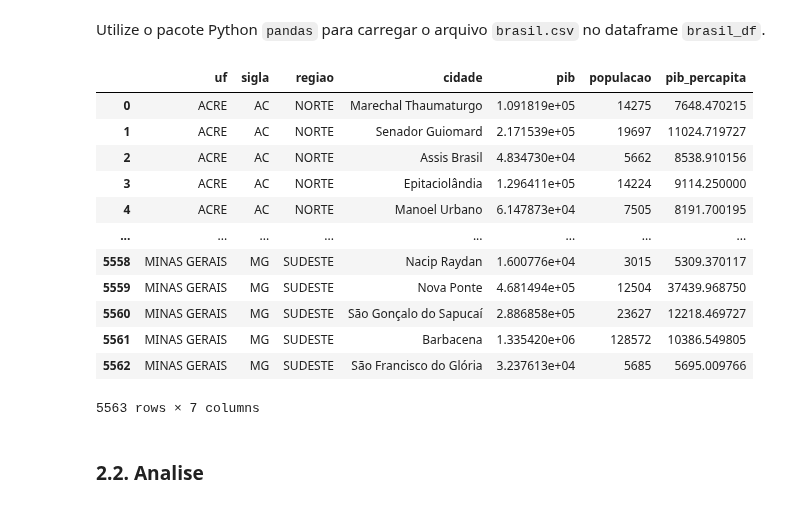
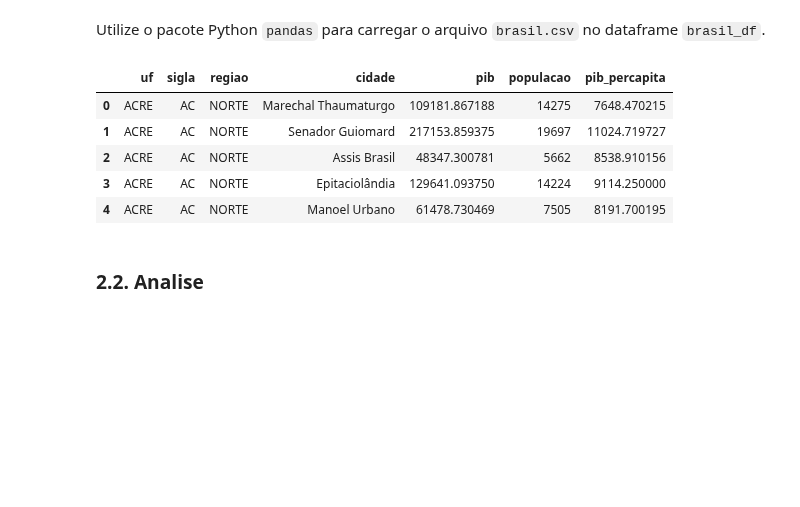
Before and after one commit to joaocabeca2/ebac, a Jupyter notebook: Profissao_Analista_de_dados_M13_Exercicio.ipynb, the cells around one changed output. Saved outputs shown, nothing was run; the diff lists cells and outputs as text; code cells hidden in the pictures; blank space fills up the shorter version.

```diff
--- a/Profissao_Analista_de_dados_M13_Exercicio.ipynb
+++ b/Profissao_Analista_de_dados_M13_Exercicio.ipynb
@@ -208,21 +198,14 @@ Utilize o pacote Python `pandas` para carregar o arquivo `brasil.csv` no datafra
 # %%
 dados_br = pd.read_csv('brasil.csv',delimiter=';')
 dados_br.columns = ['uf','sigla','regiao','cidade','pib','populacao','pib_percapita']
-dados_br
+dados_br.head()
 # %% [output]
 |  | uf | sigla | regiao | cidade | pib | populacao | pib_percapita |
-| 0 | ACRE | AC | NORTE | Marechal Thaumaturgo | 1.091819e+05 | 14275 | 7648.470215 |
-| 1 | ACRE | AC | NORTE | Senador Guiomard | 2.171539e+05 | 19697 | 11024.719727 |
-| 2 | ACRE | AC | NORTE | Assis Brasil | 4.834730e+04 | 5662 | 8538.910156 |
-| 3 | ACRE | AC | NORTE | Epitaciolândia | 1.296411e+05 | 14224 | 9114.250000 |
-| 4 | ACRE | AC | NORTE | Manoel Urbano | 6.147873e+04 | 7505 | 8191.700195 |
-| ... | ... | ... | ... | ... | ... | ... | ... |
-| 5558 | MINAS GERAIS | MG | SUDESTE | Nacip Raydan | 1.600776e+04 | 3015 | 5309.370117 |
-| 5559 | MINAS GERAIS | MG | SUDESTE | Nova Ponte | 4.681494e+05 | 12504 | 37439.968750 |
-| 5560 | MINAS GERAIS | MG | SUDESTE | São Gonçalo do Sapucaí | 2.886858e+05 | 23627 | 12218.469727 |
-| 5561 | MINAS GERAIS | MG | SUDESTE | Barbacena | 1.335420e+06 | 128572 | 10386.549805 |
-| 5562 | MINAS GERAIS | MG | SUDESTE | São Francisco do Glória | 3.237613e+04 | 5685 | 5695.009766 |
+| 0 | ACRE | AC | NORTE | Marechal Thaumaturgo | 109181.867188 | 14275 | 7648.470215 |
+| 1 | ACRE | AC | NORTE | Senador Guiomard | 217153.859375 | 19697 | 11024.719727 |
+| 2 | ACRE | AC | NORTE | Assis Brasil | 48347.300781 | 5662 | 8538.910156 |
+| 3 | ACRE | AC | NORTE | Epitaciolândia | 129641.093750 | 14224 | 9114.250000 |
+| 4 | ACRE | AC | NORTE | Manoel Urbano | 61478.730469 | 7505 | 8191.700195 |
-5563 rows × 7 columns
 # %% [markdown]
 ### **2.2. Analise**
 # %% [markdown]
```
Also changed, not shown: parts of 16 cells of this notebook.
